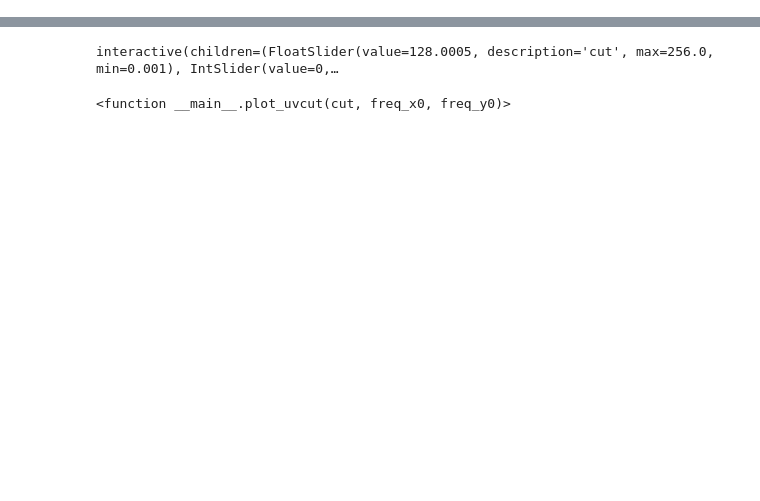
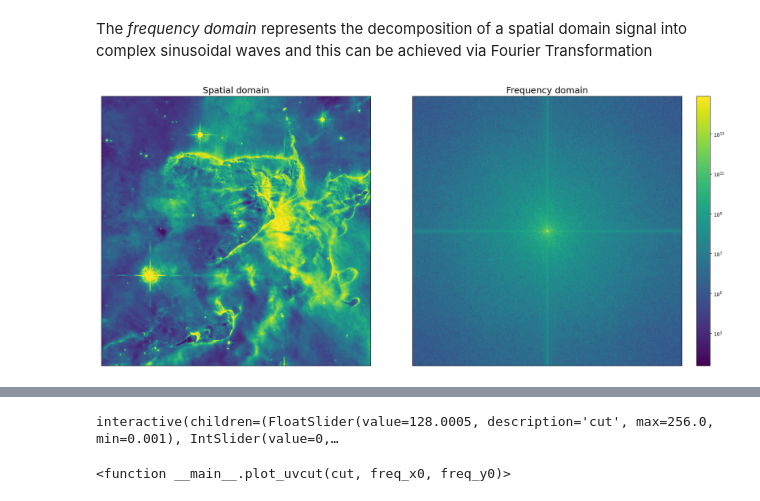
Before and after one commit to anawas/tutorial_interferometry, a Jupyter notebook: 1_fourier.ipynb, the cells around one changed output, grey strips where cells are left out. Cells and saved outputs as stored; diff of their text form; code cells hidden in the pictures; blank space fills up the shorter version.

```diff
--- a/1_fourier.ipynb
+++ b/1_fourier.ipynb
@@ -32,3 +42,16 @@ fft_data = np.fft.fft2(data)
 # calculate fourier frequency and define a radial distance
 freq_x = np.fft.fftfreq(data.shape[0], 1./data.shape[0])[...,None]
 freq_y = np.fft.fftfreq(data.shape[1], 1./data.shape[1])[None, ...]
+# %% [markdown]
+The _frequency domain_ represents the decomposition of a spatial domain signal into complex sinusoidal waves and this can be achieved via Fourier Transformation
+# %%
+fig, axs = plt.subplots(figsize=(18,8), ncols=2, nrows=1, constrained_layout=True)
+axs[0].set_title('Spatial domain', size=18)
+im = axs[0].imshow(data)
+
+axs[1].set_title('Frequency domain', size=18)
+im = axs[1].imshow(np.fft.fftshift(np.abs(fft_data)**2), norm=LogNorm())
+plt.colorbar(im, ax=axs[1], fraction=0.05)
+for ax in axs: ax.set_yticks([]), ax.set_xticks([])
+# %% [output]
+[figure, added]
```
Also changed, not shown: parts of 6 cells of this notebook, 3 other files.
